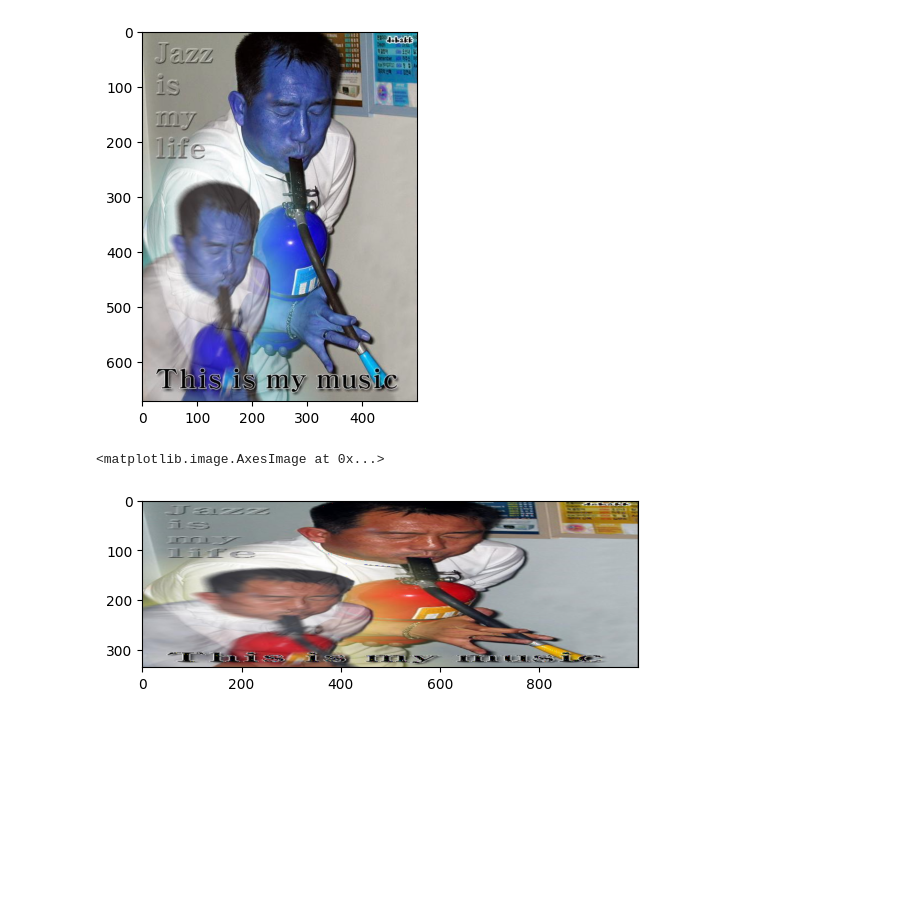
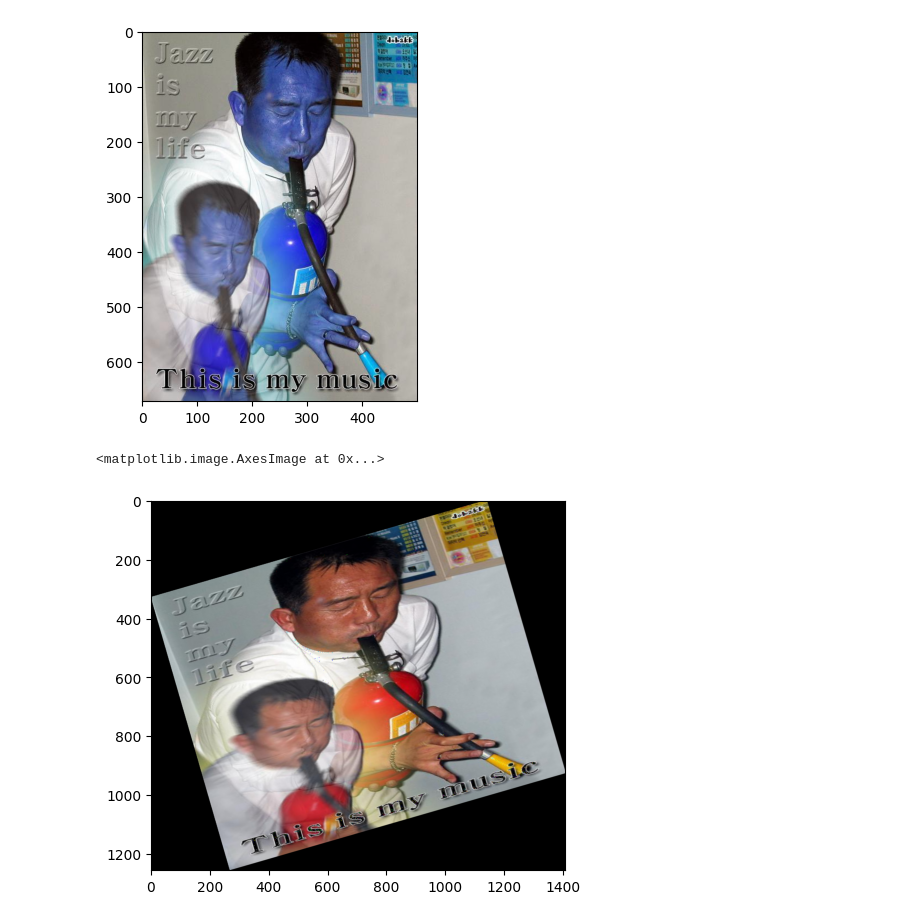
Before and after one commit to uinone/playground, a Jupyter notebook: basic/image_transform.ipynb, the cells around one changed output. Drawn from its saved outputs; the diff is of its cells as text; code cells hidden in the pictures; blank space fills up the shorter version.

```diff
--- a/basic/image_transform.ipynb
+++ b/basic/image_transform.ipynb
@@ -12,11 +12,16 @@ plt.imshow(img)
 <matplotlib.image.AxesImage at 0x...>
 [figure]
 # %%
-plt.imshow(ImageTransformer(img).scale(
-    scale_width=2,
-    scale_height=0.5,
+plt.imshow(ImageTransformer(
+    img,
     interpolator=Interpolator.Triangular()
+).scale(
+    scale_width=2.375,
+    scale_height=1.437
+).rotate(
+    rotate_degree=16.1256,
+    mode="fit"
 ).build()[...,::-1])
 # %% [output]
 <matplotlib.image.AxesImage at 0x...>
-[figure, old version]
+[figure, new version]
```
Also changed, not shown: 2 other files.
